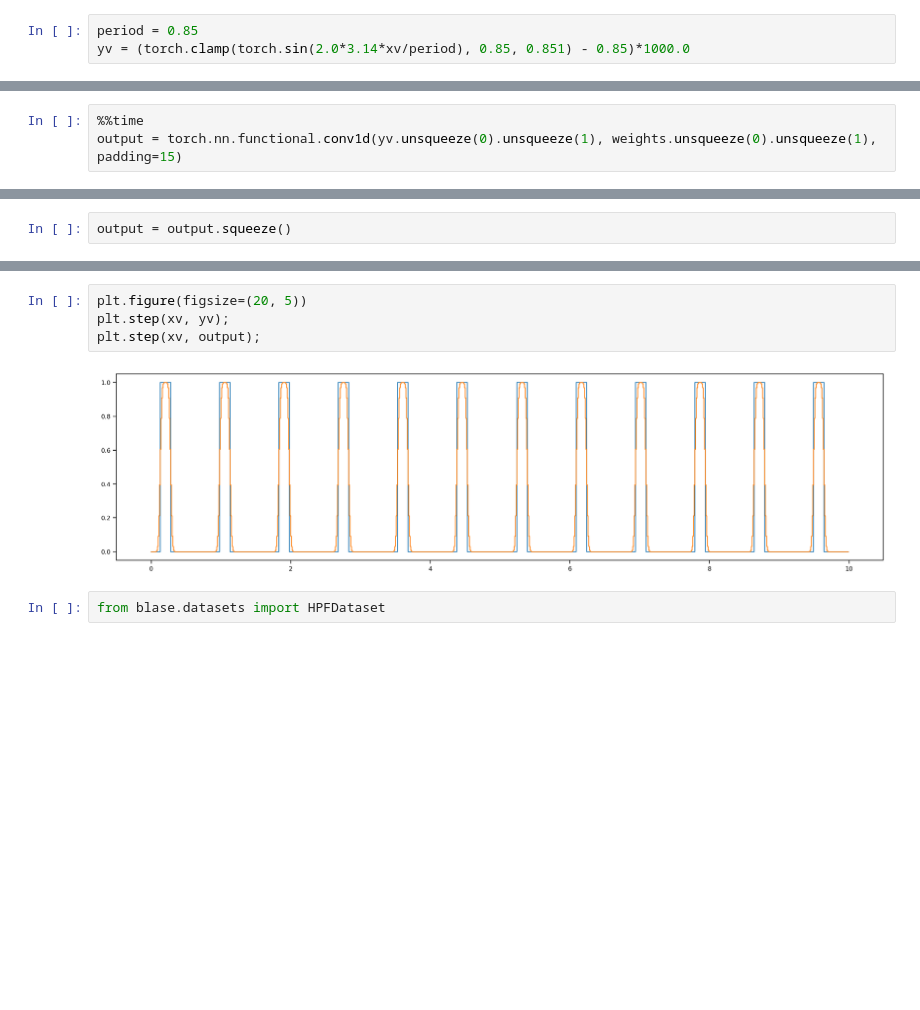
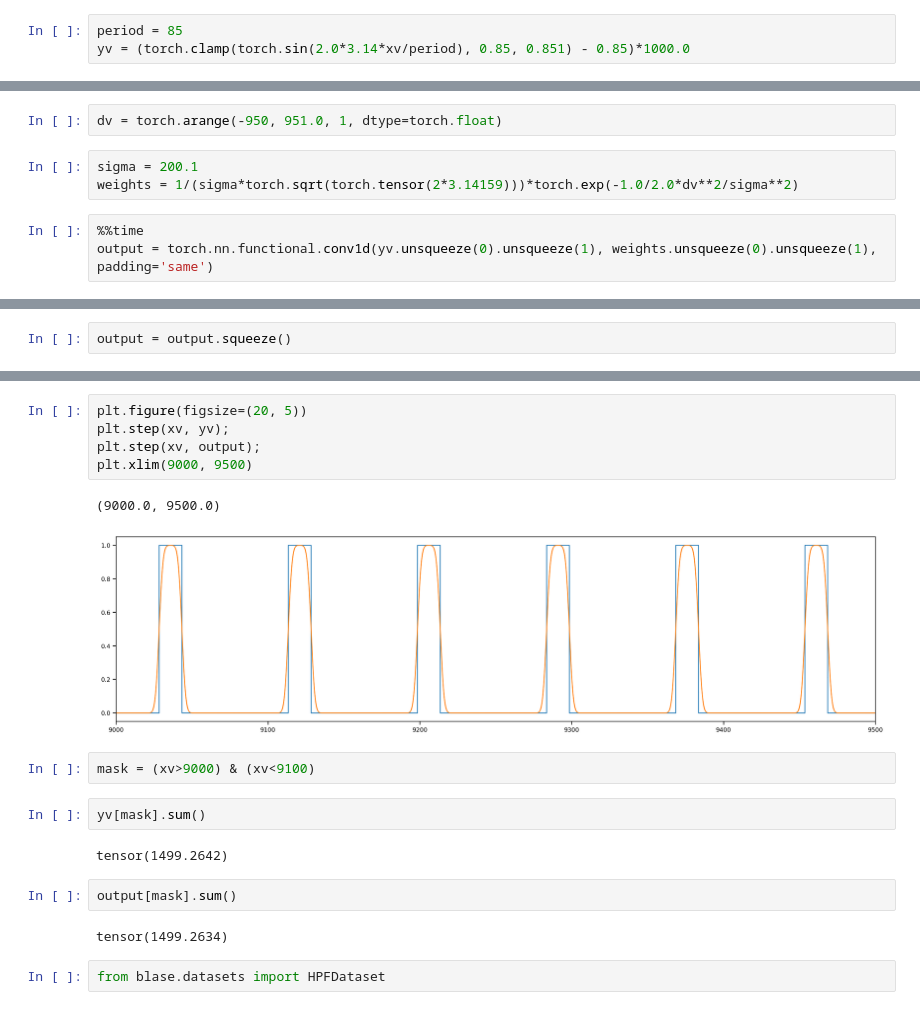
Before and after one commit to gully/blase, a Jupyter notebook: notebooks/09_deprecated/convolve.ipynb, the cells around one changed output, grey strips where cells are left out. Saved outputs shown, nothing was run; the diff lists cells and outputs as text; blank space fills up the shorter version.

```diff
--- a/notebooks/09_deprecated/convolve.ipynb
+++ b/notebooks/09_deprecated/convolve.ipynb
@@ -18,5 +18,5 @@ torch.Size([1000])
 # %%
-period = 0.85
+period = 85
 yv = (torch.clamp(torch.sin(2.0*3.14*xv/period), 0.85, 0.851) - 0.85)*1000.0
 # %%
 plt.figure(figsize=(20, 5))
@@ -28,4 +28,9 @@ conv = torch.nn.Conv1d(1, 1, kernel_size=31, padding=2)
+# %%
+dv = torch.arange(-950, 951.0, 1, dtype=torch.float)
+# %%
+sigma = 200.1
+weights = 1/(sigma*torch.sqrt(torch.tensor(2*3.14159)))*torch.exp(-1.0/2.0*dv**2/sigma**2)
 # %%
 %%time
-output = torch.nn.functional.conv1d(yv.unsqueeze(0).unsqueeze(1), weights.unsqueeze(0).unsqueeze(1), padding=15)
+output = torch.nn.functional.conv1d(yv.unsqueeze(0).unsqueeze(1), weights.unsqueeze(0).unsqueeze(1), padding='same')
 # %% [output]
@@ -36,9 +62,21 @@ output = output.squeeze()
 # %%
 plt.figure(figsize=(20, 5))
 plt.step(xv, yv);
 plt.step(xv, output);
+plt.xlim(9000, 9500)
 # %% [output]
+(9000.0, 9500.0)
-[figure, old version]
+[figure, new version]
+# %%
+mask = (xv>9000) & (xv<9100)
+# %%
+yv[mask].sum()
+# %% [output]
+tensor(1499.2642)
+# %%
+output[mask].sum()
+# %% [output]
+tensor(1499.2634)
 # %%
 from blase.datasets import HPFDataset
 # %%
```
Also changed, not shown: parts of 10 cells of this notebook.
